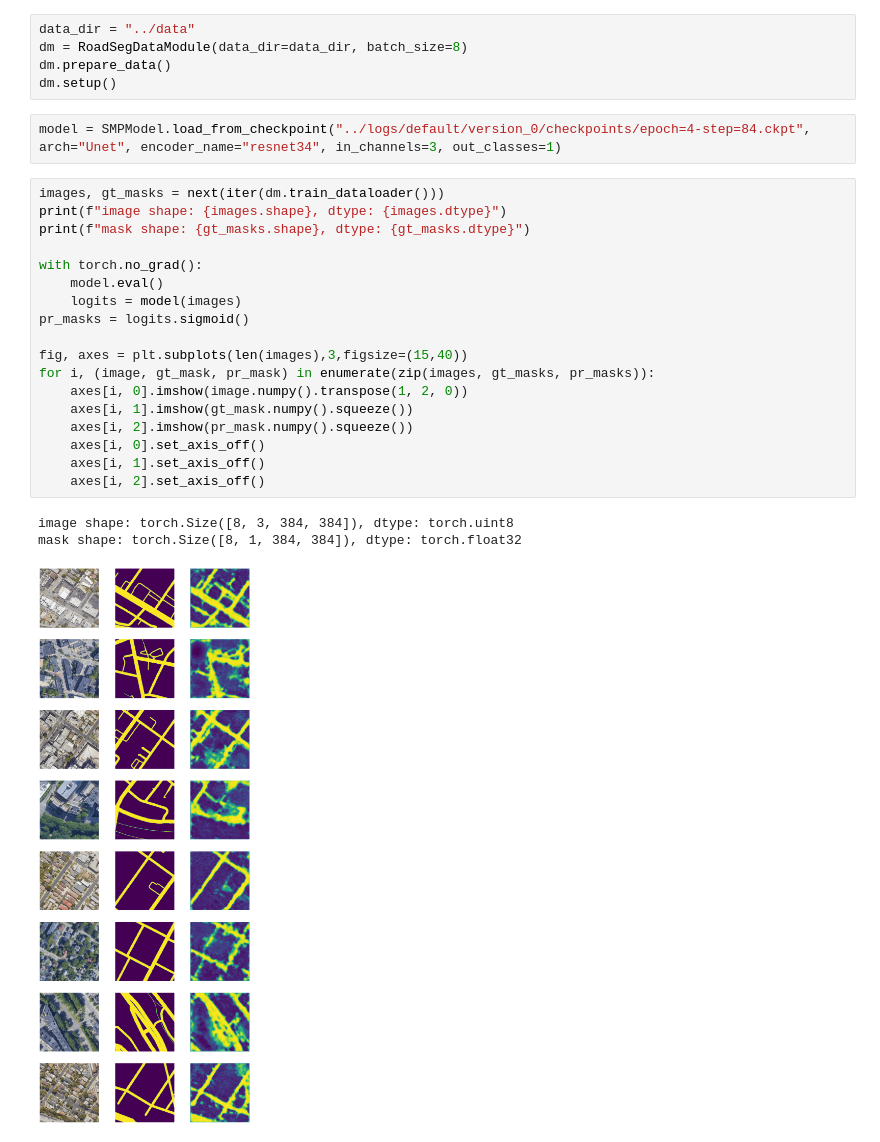
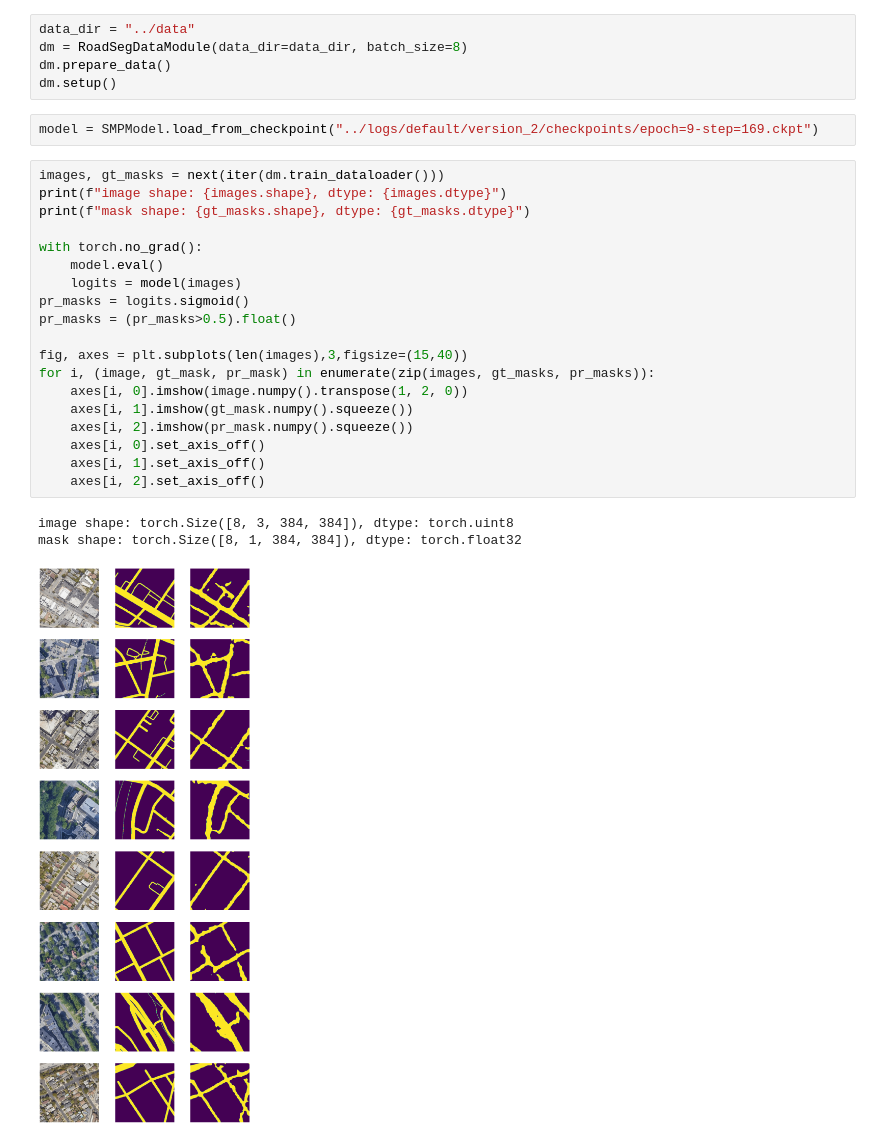
Before and after one commit to remo48/cil2022, a Jupyter notebook: notebooks/data_visualization.ipynb, the cells around one changed output. Cells and saved outputs as stored; diff of their text form.

```diff
--- a/notebooks/data_visualization.ipynb
+++ b/notebooks/data_visualization.ipynb
@@ -9,26 +9,27 @@ dm = RoadSegDataModule(data_dir=data_dir, batch_size=8)
 dm.prepare_data()
 dm.setup()
 # %%
-model = SMPModel.load_from_checkpoint("../logs/default/version_0/checkpoints/epoch=4-step=84.ckpt", arch="Unet", encoder_name="resnet34", in_channels=3, out_classes=1)
+model = SMPModel.load_from_checkpoint("../logs/default/version_2/checkpoints/epoch=9-step=169.ckpt")
 # %%
 images, gt_masks = next(iter(dm.train_dataloader()))
 print(f"image shape: {images.shape}, dtype: {images.dtype}")
 print(f"mask shape: {gt_masks.shape}, dtype: {gt_masks.dtype}")
 
 with torch.no_grad():
     model.eval()
     logits = model(images)
 pr_masks = logits.sigmoid()
+pr_masks = (pr_masks>0.5).float()
 
 fig, axes = plt.subplots(len(images),3,figsize=(15,40))
 for i, (image, gt_mask, pr_mask) in enumerate(zip(images, gt_masks, pr_masks)):
     axes[i, 0].imshow(image.numpy().transpose(1, 2, 0))
     axes[i, 1].imshow(gt_mask.numpy().squeeze())
     axes[i, 2].imshow(pr_mask.numpy().squeeze())
     axes[i, 0].set_axis_off()
     axes[i, 1].set_axis_off()
     axes[i, 2].set_axis_off()
 # %% [output]
 image shape: torch.Size([8, 3, 384, 384]), dtype: torch.uint8
 mask shape: torch.Size([8, 1, 384, 384]), dtype: torch.float32
-[figure, old version]
+[figure, new version]
```
Also changed, not shown: 2 other files.
